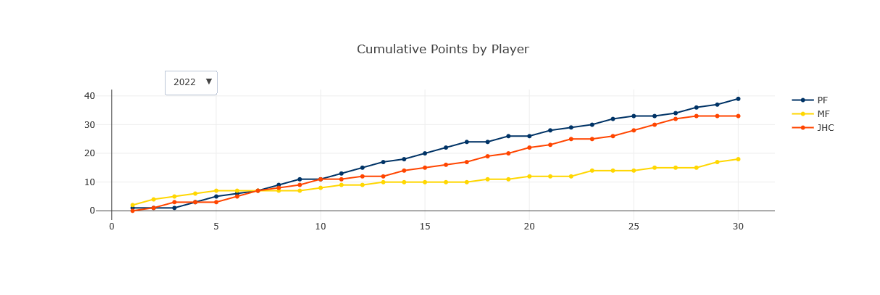
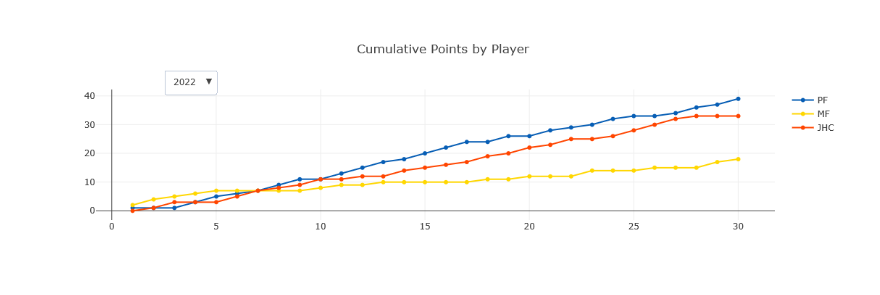
Before and after one commit to mxfuh/catan_data, a Jupyter notebook: data_check.ipynb, the cells around one changed output. Saved outputs shown, nothing was run; the diff lists cells and outputs as text; code cells hidden in the pictures.

Commit message:
new line graph added

```diff
--- a/data_check.ipynb
+++ b/data_check.ipynb
@@ -26,2 +12,2 @@ for resource in resources:
 # %%
-fit_excel_into_df("catan_data.xlsx")
+data = fit_excel_into_df("catan_data.xlsx")
@@ -58,26 +29,0 @@ data
-# %%
-points_cum = data[["game_id","Session","season","game","loc","player","place"]].copy()
-
-#punkte je spiel berechnen
-points_cum["points"] = points_cum["place"].map({1:2,2:1,3:0})
-# neue spalten für kumulierte werte erstellen
-points_cum["points_cum"] = np.nan
-points_cum["points_cum_ytd"] = np.nan
-
-points_cum_jhc = points_cum.loc[points_cum["player"]=="JHC"].copy()
-points_cum_pf = points_cum.loc[points_cum["player"]=="PF"].copy()
-points_cum_mf = points_cum.loc[points_cum["player"]=="MF"].copy()
-
-for dude in [points_cum_jhc,points_cum_mf,points_cum_pf]:
-    for i in dude.index:
-
-        cutoff = dude.loc[dude.index==i]["game_id"].iloc[0]
-        #kumulierte gesamtpunkte setzen
-        dude.loc[dude.index==i,"points_cum"] = dude.loc[dude["game_id"]<=cutoff]["points"].sum()
-        # kumulierte punkte seit jahresbeginn
-        dude.loc[dude.index==i,"points_cum_ytd"] = dude.loc[(dude["game_id"]<=cutoff) & (dude["season"]==int(str(cutoff)[:4]))]["points"].sum()
-
-
-points_cum_new = pd.concat([points_cum_jhc,points_cum_pf,points_cum_mf]).sort_index()
-
-points_cum_new
@@ -98,7 +30,7 @@ points_cum_new
 # %%
 # Define custom colors for each player.
 player_colors = {
-    'PF': '#003366',   # nice deep blue
+    'PF': '#075eb5',   # nice deep blue
     'JHC': '#FF4500',     # fiery red
     'MF': '#FFD700'  # strong and visible yellow
 }
@@ -106,8 +38,8 @@ player_colors = {
 
 
 # Get unique years and players
-years = sorted(points_cum_new['season'].unique())
-players = points_cum_new['player'].unique()
+years = sorted(data['season'].unique())
+players = data['player'].unique()
 
 # Build the figure with one trace per (year, player) combination.
 fig = go.Figure()
@@ -118,7 +50,7 @@ for year in years:
     visibility_dict[year] = []
     for player in players:
         # Filter data for the current year and player.
-        filtered_df = points_cum_new[(points_cum_new['season'] == year) & (points_cum_new['player'] == player)]
+        filtered_df = data[(data['season'] == year) & (data['player'] == player)]
         fig.add_trace(go.Scatter(
             x=filtered_df['game'],  # x-axis: game number within the year
             y=filtered_df['points_cum_ytd'],  # y-axis: cumulative points for the season
@@ -146,31 +78,31 @@ for year in years:
         )
     )
 
 # Add the update menu (dropdown) to the layout.
 fig.update_layout(
     updatemenus=[{
         'buttons': dropdown_buttons,
         'direction': 'down',
         'showactive': True,
         'x': 0.1,
         'y': 1.15,
         'xanchor': 'left',
         'yanchor': 'top'
     }],
     title='Cumulative Points by Player'
 )
 
 # Set initial visibility to the first year.
 initial_year = years[0]
 initial_vis = [False] * trace_idx
 for idx in visibility_dict[initial_year]:
     initial_vis[idx] = True
 for i in range(trace_idx):
     fig.data[i].visible = initial_vis[i]
 
 # Display the figure in your Streamlit app.
 #st.plotly_chart(fig)
 
 fig.show()
 # %% [output]
-[figure, old version]
+[figure, new version]
```
Also changed, not shown: parts of 5 cells of this notebook, 1 other file.
